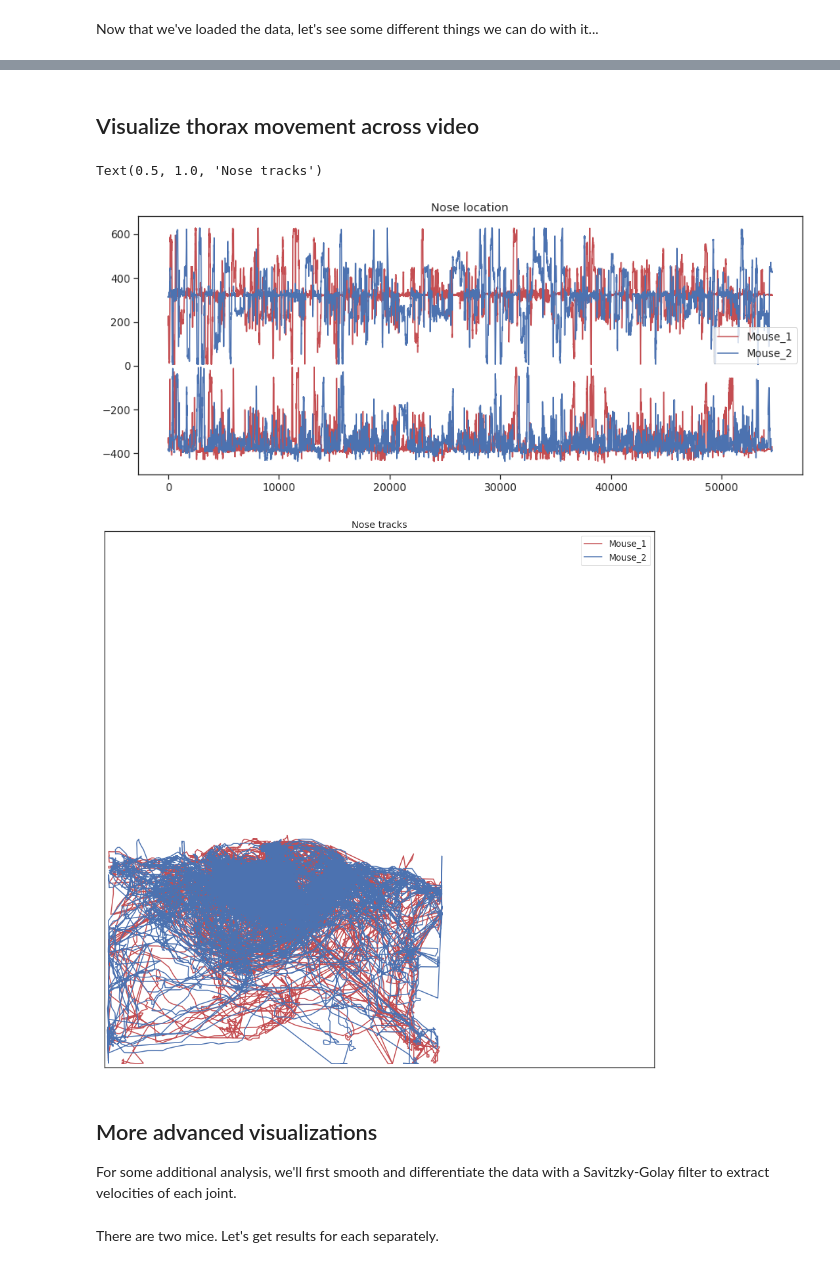
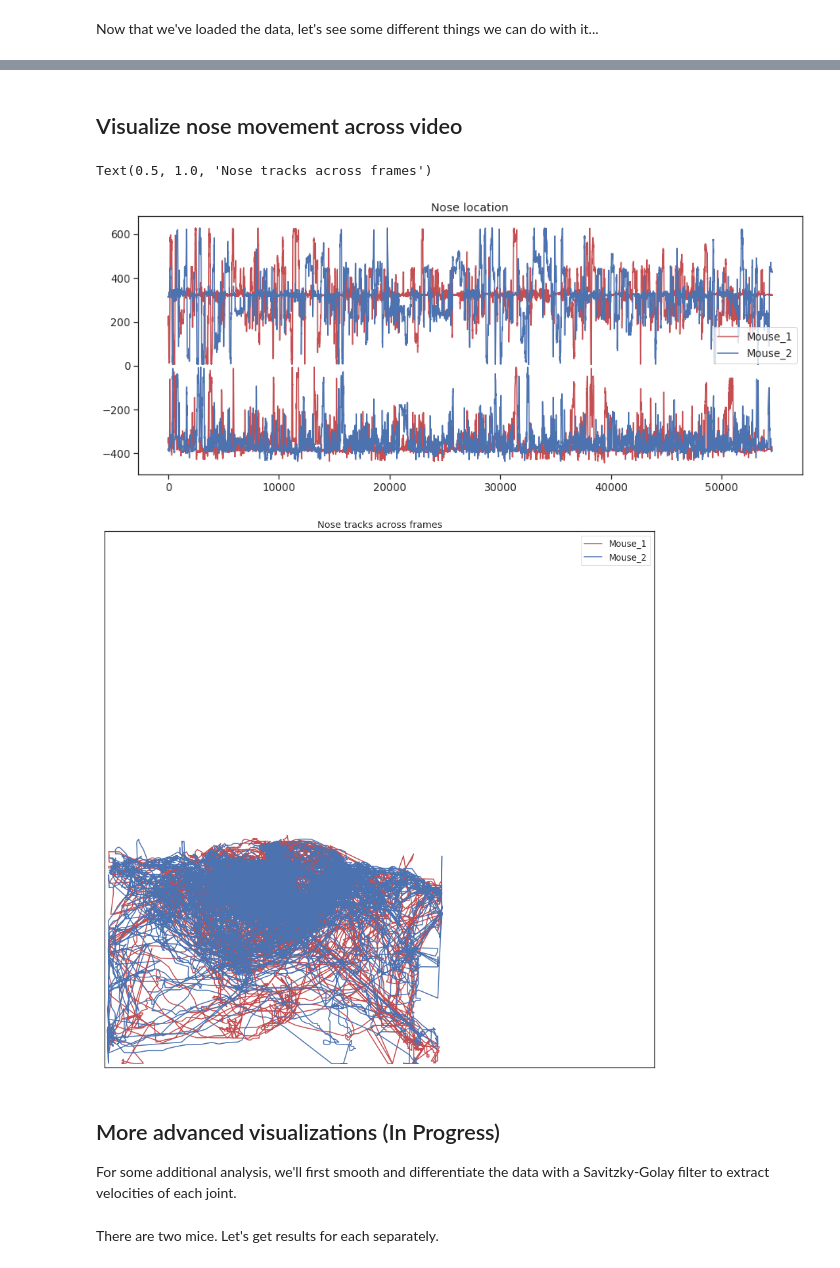
Before and after one commit to padillacoreanolab/SLEAP_Data, a Jupyter notebook: displacement_analysis/displacement_analysis.ipynb, the cells around one changed output, grey strips where cells are left out. Saved outputs shown, nothing was run; the diff lists cells and outputs as text; code cells hidden in the pictures.

```diff
--- a/displacement_analysis/displacement_analysis.ipynb
+++ b/displacement_analysis/displacement_analysis.ipynb
@@ -143,7 +118,7 @@ def fill_missing(Y, kind="linear"):
 # %%
 locations = fill_missing(locations)
 # %% [markdown]
-## Visualize thorax movement across video
+## Visualize nose movement across video
 # %%
 NOSE_INDEX = 0
 THORAX_INDEX = 1
@@ -158,32 +133,32 @@ mpl.rcParams['figure.figsize'] = [15,6]
 # %%
 plt.figure()
 plt.plot(nose_loc[:,0,0], 'r',label='Mouse_1')
 plt.plot(nose_loc[:,0,1], 'b',label='Mouse_2')
 
 plt.plot(-1*nose_loc[:,1,0], 'r')
 plt.plot(-1*nose_loc[:,1,1], 'b')
 
 plt.legend(loc="center right")
 plt.title('Nose location')
 
 
 plt.figure(figsize=(15,15))
 plt.plot(nose_loc[:,0,0],nose_loc[:,1,0], 'r',label='Mouse_1')
 plt.plot(nose_loc[:,0,1],nose_loc[:,1,1], 'b',label='Mouse_2')
 plt.legend()
 
 plt.xlim(0,1024)
 plt.xticks([])
 
 plt.ylim(0,1024)
 plt.yticks([])
-plt.title('Nose tracks')
+plt.title('Nose tracks across frames')
 # %% [output]
-Text(0.5, 1.0, 'Nose tracks')
+Text(0.5, 1.0, 'Nose tracks across frames')
 [figure]
-[figure, old version]
+[figure, new version]
 # %% [markdown]
-## More advanced visualizations
+## More advanced visualizations (In Progress)
 
 For some additional analysis, we'll first smooth and differentiate the data with a Savitzky-Golay filter to extract velocities of each joint.
 # %%
```
Also changed, not shown: parts of 10 cells of this notebook.
